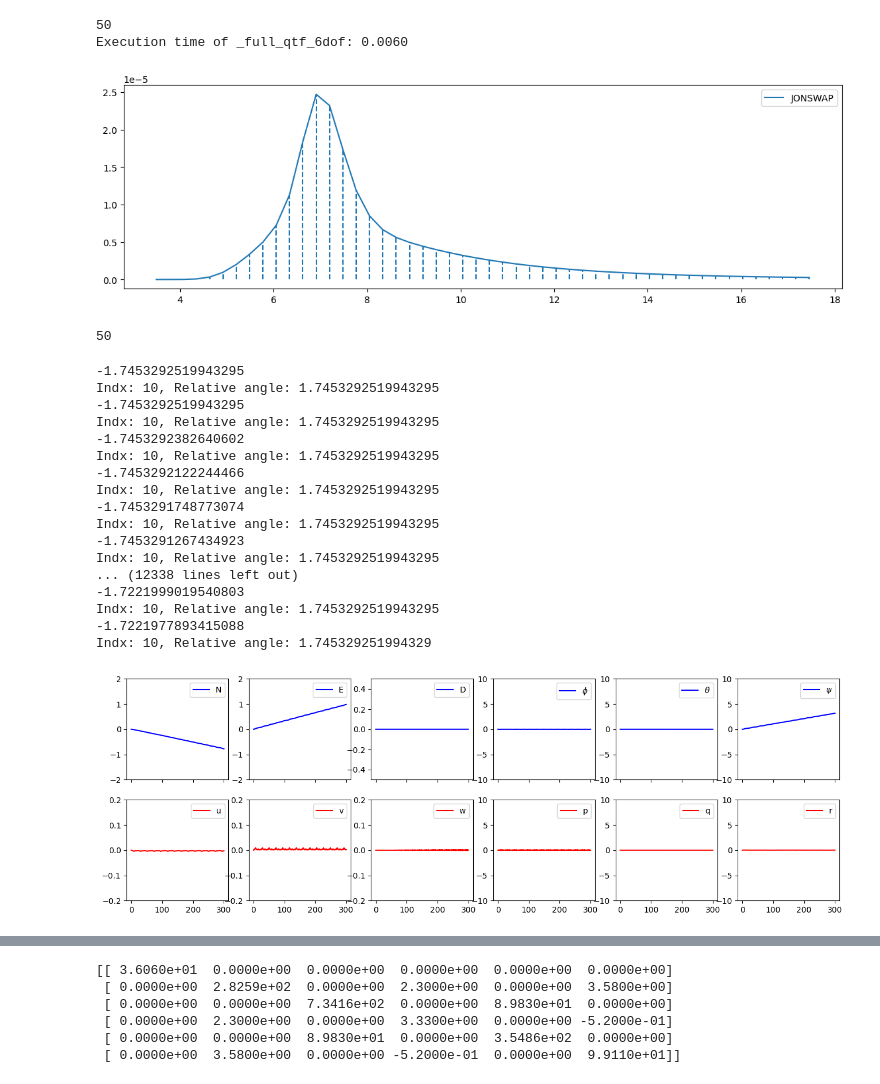
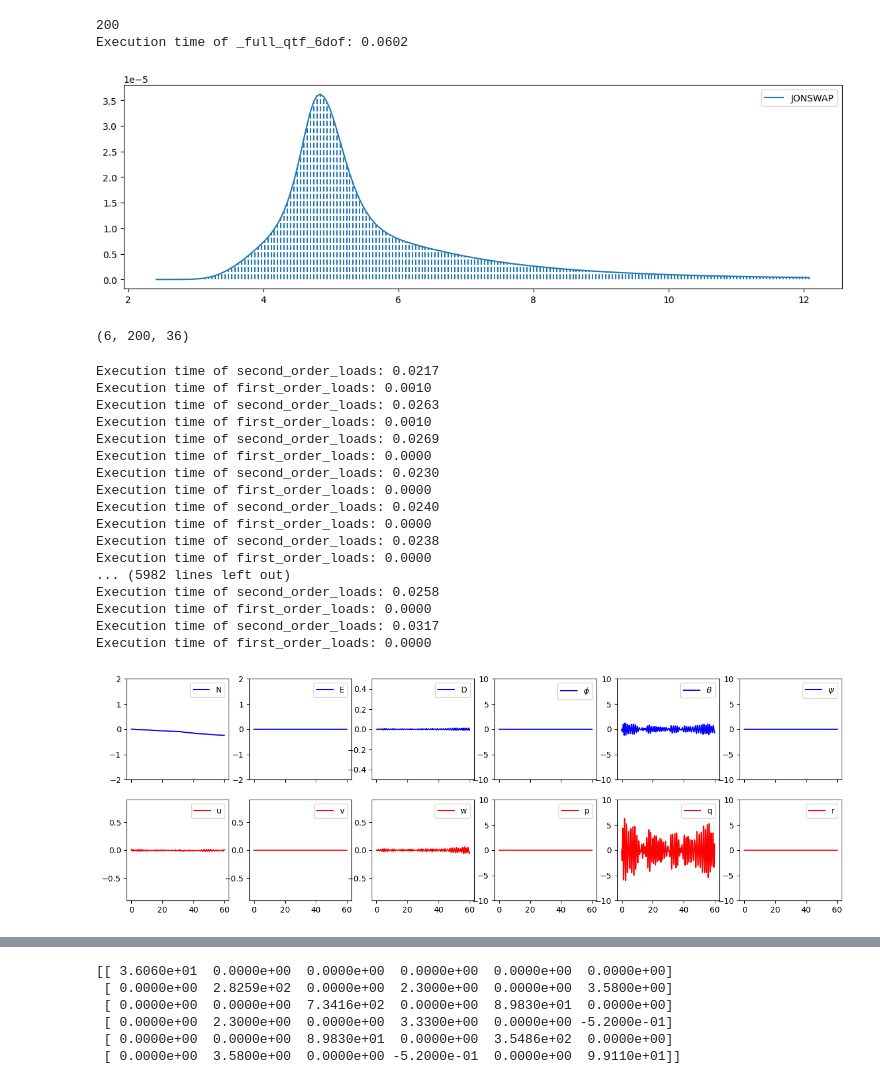
Before and after one commit to janerikhy/Wave-Model, a Jupyter notebook: notebooks/csad_6dof_model.ipynb, the cells around one changed output, grey strips where cells are left out. Drawn from its saved outputs; the diff is of its cells as text; code cells hidden in the pictures.

Commit message:
Test wf loads in simulator

```diff
--- a/notebooks/csad_6dof_model.ipynb
+++ b/notebooks/csad_6dof_model.ipynb
@@ -14,8 +14,11 @@ from simulator.csad import CSAD_DP_6DOF
 from waves import wave_loads, wave_spectra
 
 # Set up intial conditions for CSAD MODEL
+
+seed = np.random.seed(1234)
+
 dt = 0.02
-simtime = 60 * 5
+simtime = 60 * 1
 t = np.arange(0, simtime, dt)
 
 vessel = CSAD_DP_6DOF(dt)
@@ -32,13 +35,13 @@ betac = 0
 
 # WAVES
 hs = 0.03
-tp = 0.9
+tp = 1.3
 wp = 2*np.pi/tp
 gamma = 3.3 # Jonswap spectra is to be used.
 
 wmin = wp/2
 wmax = 2.5*wp
-N = 50          # Number of wave components
+N = 100          # Number of wave components
 
 dw = (wmax - wmin)/N
 
@@ -50,7 +53,7 @@ freqs, spectrum = jonswap(hs, tp, gamma=gamma)
 
 wave_amp = np.sqrt(2*spectrum*dw)
 phases = np.random.uniform(0, 2*np.pi, size=N)
-wave_angle = np.ones(N)*np.deg2rad(100)    # Waves coming from North?
+wave_angle = np.ones(N)*np.deg2rad(179)    # Waves coming from West ich.
 
 # Now we can pass this to the wave_load module
 waveload = wave_loads.WaveLoad(wave_amp, wave_freqs, phases, wave_angle, vessel._config_file)
@@ -61,22 +64,23 @@ plt.vlines(x=freqs, ymin=np.zeros(freqs.shape[0]), ymax=spectrum, linestyles="--
 plt.legend()
 plt.show()
 # %% [output]
-50
-Execution time of _full_qtf_6dof: 0.0060
+200
+Execution time of _full_qtf_6dof: 0.0602
-[figure, old version]
+[figure, new version]
-# %%
-wave_amp.shape[0]
-# %% [output]
-50
+# %%
+waveload._forceRAOamp.shape
+# %% [output]
+(6, 200, 36)
 # %%
 # RUN SIMULATION
 tau_env = np.zeros((len(t), 6))
+tau_wf = np.zeros((len(t), 6))
 for i in range(1, len(t)):
     # Tau env is the 2nd order wave loads now.
     relative_angle = vessel.get_eta()[-1] - wave_angle[0]
-    print(f"{relative_angle:=}")
     tau_env[i] = waveload.second_order_loads(t[i], relative_angle)
-    vessel.x_dot(Uc, betac, tau_env[i])
+    tau_wf[i] = waveload.first_order_loads(t[i], relative_angle, vessel.get_eta())
+    vessel.x_dot(Uc, betac, tau_env[i] + tau_wf[i])
     vessel.integrate()
     eta[i] = vessel.get_eta()
     x[i] = vessel._x
@@ -85,51 +89,51 @@ for i in range(1, len(t)):
 x[:, 3:6] = np.rad2deg(x[:, 3:6])
 x[:, 9:] = np.rad2deg(x[:, 9:])
 # %% [output]
--1.7453292519943295
-Indx: 10, Relative angle: 1.7453292519943295
--1.7453292519943295
-Indx: 10, Relative angle: 1.7453292519943295
--1.7453292382640602
-Indx: 10, Relative angle: 1.7453292519943295
--1.7453292122244466
-Indx: 10, Relative angle: 1.7453292519943295
--1.7453291748773074
-Indx: 10, Relative angle: 1.7453292519943295
--1.7453291267434923
-Indx: 10, Relative angle: 1.7453292519943295
-... (12338 lines left out)
--1.7221999019540803
-Indx: 10, Relative angle: 1.7453292519943295
--1.7221977893415088
-Indx: 10, Relative angle: 1.745329251994329
+Execution time of second_order_loads: 0.0217
+Execution time of first_order_loads: 0.0010
+Execution time of second_order_loads: 0.0263
+Execution time of first_order_loads: 0.0010
+Execution time of second_order_loads: 0.0269
+Execution time of first_order_loads: 0.0000
+Execution time of second_order_loads: 0.0230
+Execution time of first_order_loads: 0.0000
+Execution time of second_order_loads: 0.0240
+Execution time of first_order_loads: 0.0000
+Execution time of second_order_loads: 0.0238
+Execution time of first_order_loads: 0.0000
+... (5982 lines left out)
+Execution time of second_order_loads: 0.0258
+Execution time of first_order_loads: 0.0000
+Execution time of second_order_loads: 0.0317
+Execution time of first_order_loads: 0.0000
 # %%
 # Plot results
 fig, axs = plt.subplots(2, 6, sharex=True, figsize=(16, 5))
 labels = ['N', 'E', 'D', r'$\phi$', r"$\theta$", r"$\psi$", "u", "v", "w", 'p', 'q', 'r']
 colors = 6*['blue'] + 6*['red']
 ylims = [
     (-2, 2),
     (-2, 2),
     (-.5, 0.5),
     (-10, 10),
     (-10, 10),
     (-10, 10),
-    (-.2, .2),
-    (-.2, .2),
-    (-.2, .2),
+    (-.9, .9),
+    (-.9, .9),
+    (-.9, .9),
     (-10, 10),
     (-10, 10),
     (-10, 10),
 ]
 for i in range(12):
     plt.sca(axs[i//6, i - 6*(i//6)])
     plt.plot(t, x[:, i], color=colors[i], label=labels[i])
     plt.ylim(ylims[i])
     plt.legend()
 
 plt.show()
 # %% [output]
-[figure, old version]
+[figure, new version]
 # %%
 # Plot the slowly varying load for the different DoF
 fig, axs = plt.subplots(4, 1, sharex=True, figsize=(14, 8))
```
Also changed, not shown: parts of 9 cells of this notebook.
